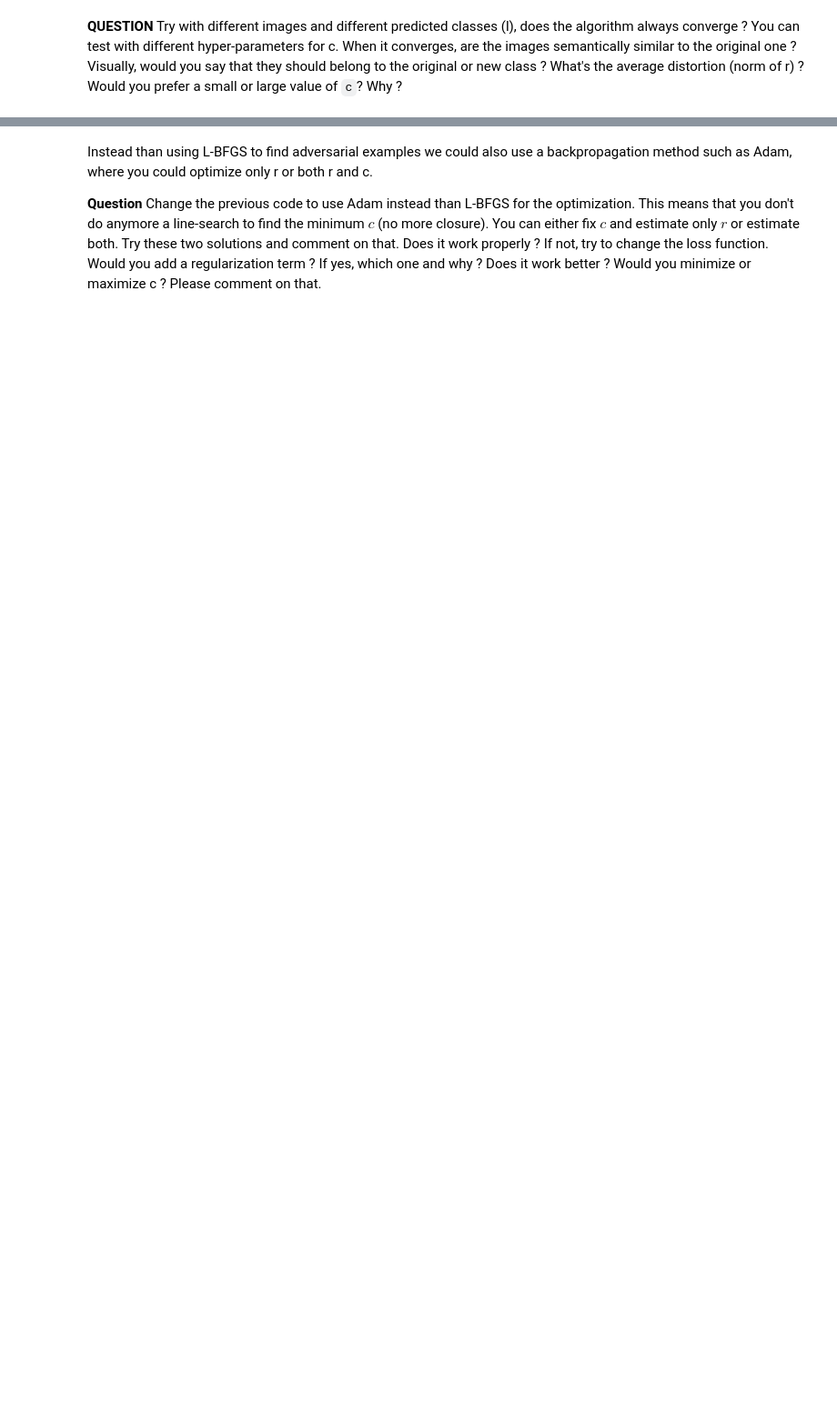
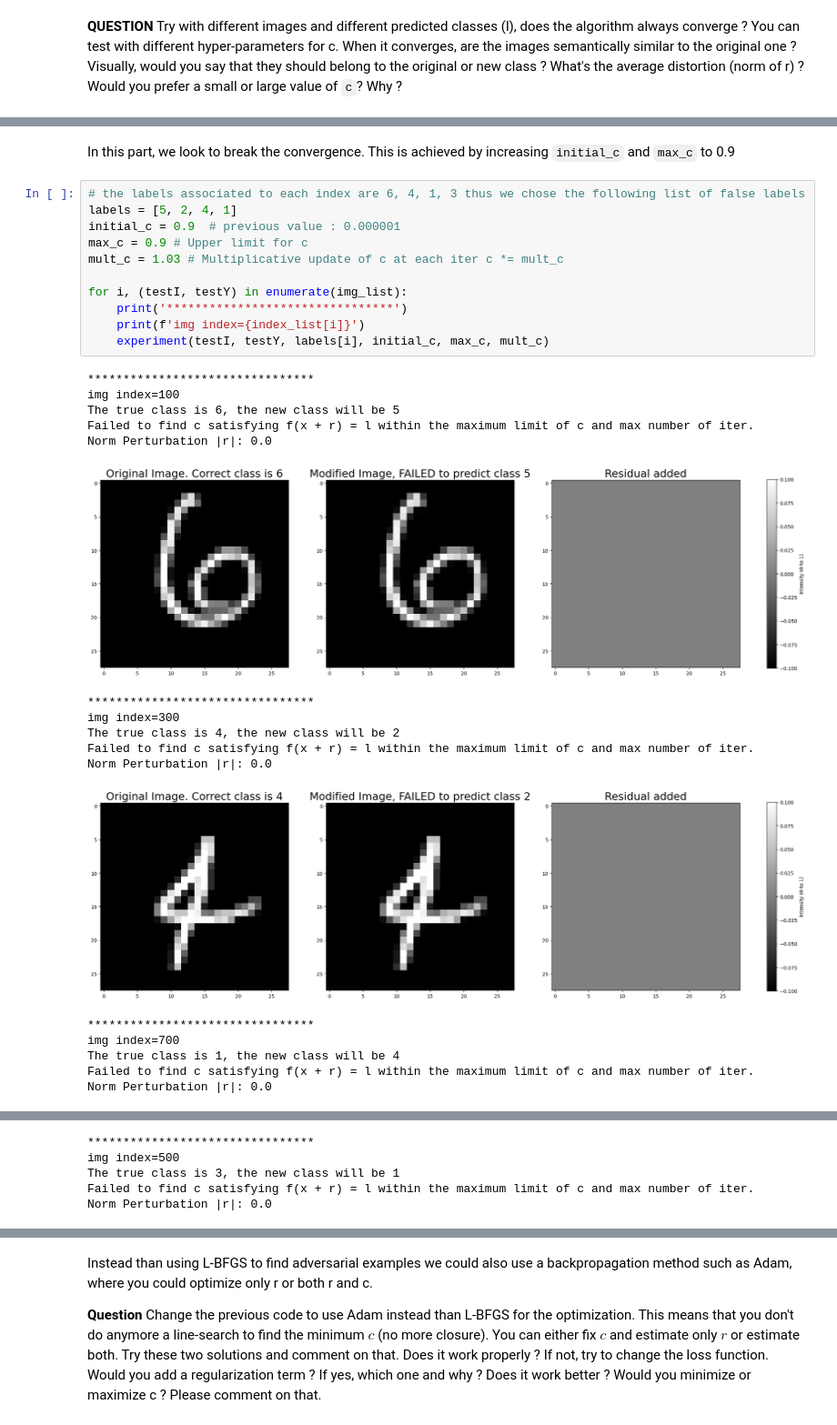
Before and after one commit to NailKhelifa/MVA_Representation_Learning, a Jupyter notebook: IntriguingProperties.ipynb, the cells around one changed output, grey strips where cells are left out. Shown at 91% size. Saved outputs shown, nothing was run; the diff lists cells and outputs as text; blank space fills up the shorter version.

```diff
--- a/IntriguingProperties.ipynb
+++ b/IntriguingProperties.ipynb
@@ -324,0 +749,31 @@ else:
+# %% [markdown]
+In this part, we look to break the convergence. This is achieved by increasing `initial_c` and `max_c` to 0.9
+# %%
+# the labels associated to each index are 6, 4, 1, 3 thus we chose the following list of false labels
+labels = [5, 2, 4, 1]
+initial_c = 0.9  # previous value : 0.000001
+max_c = 0.9 # Upper limit for c
+mult_c = 1.03 # Multiplicative update of c at each iter c *= mult_c
+
+for i, (testI, testY) in enumerate(img_list):
+    print('********************************')
+    print(f'img index={index_list[i]}')
+    experiment(testI, testY, labels[i], initial_c, max_c, mult_c)
+# %% [output]
+********************************
+img index=100
+The true class is 6, the new class will be 5
+Failed to find c satisfying f(x + r) = l within the maximum limit of c and max number of iter.
+Norm Perturbation |r|: 0.0
+[figure, added]
+********************************
+img index=300
+The true class is 4, the new class will be 2
+Failed to find c satisfying f(x + r) = l within the maximum limit of c and max number of iter.
+Norm Perturbation |r|: 0.0
+[figure, added]
+********************************
+img index=700
+The true class is 1, the new class will be 4
+Failed to find c satisfying f(x + r) = l within the maximum limit of c and max number of iter.
+Norm Perturbation |r|: 0.0
@@ -324,0 +781,5 @@ else:
+********************************
+img index=500
+The true class is 3, the new class will be 1
+Failed to find c satisfying f(x + r) = l within the maximum limit of c and max number of iter.
+Norm Perturbation |r|: 0.0
```
Also changed, not shown: parts of 58 cells of this notebook, 1 other file.
